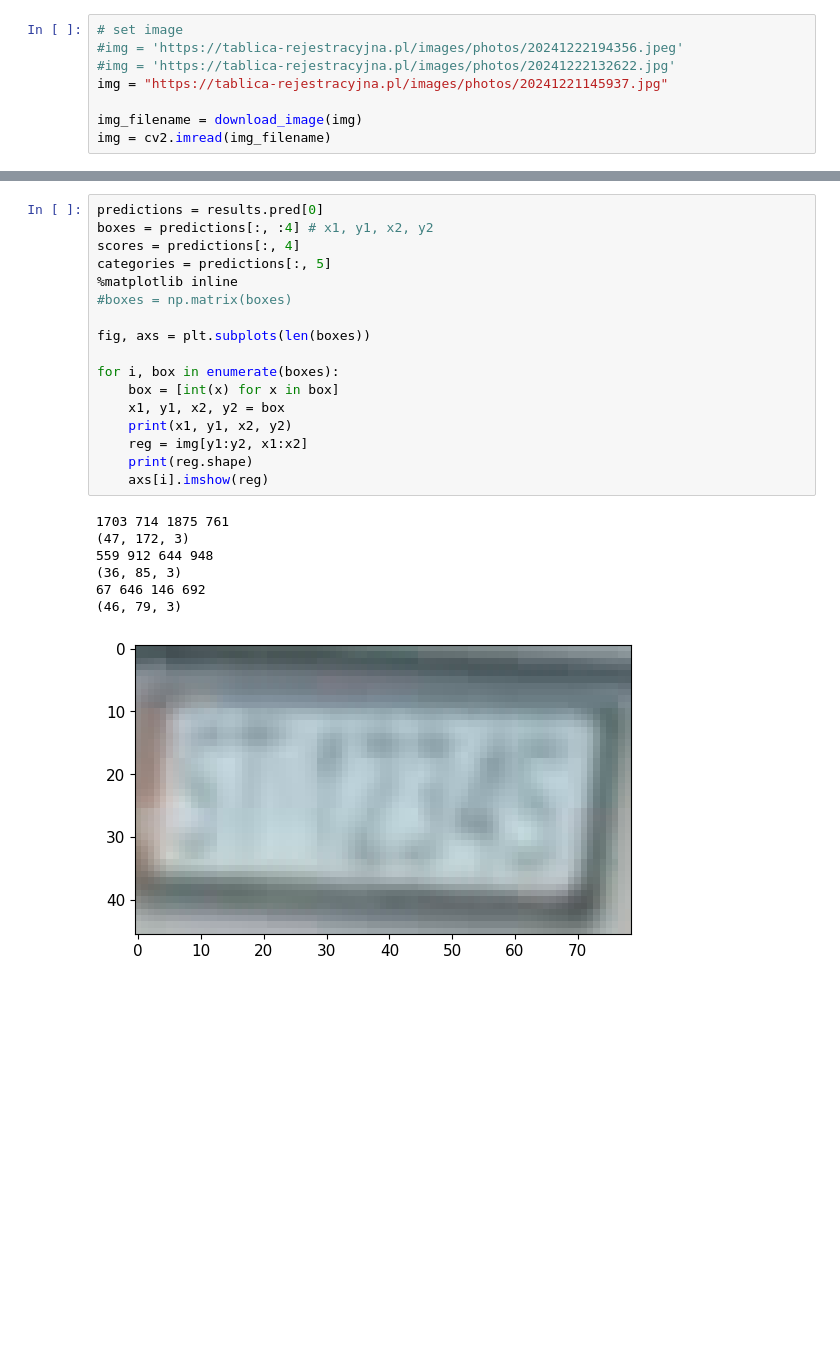
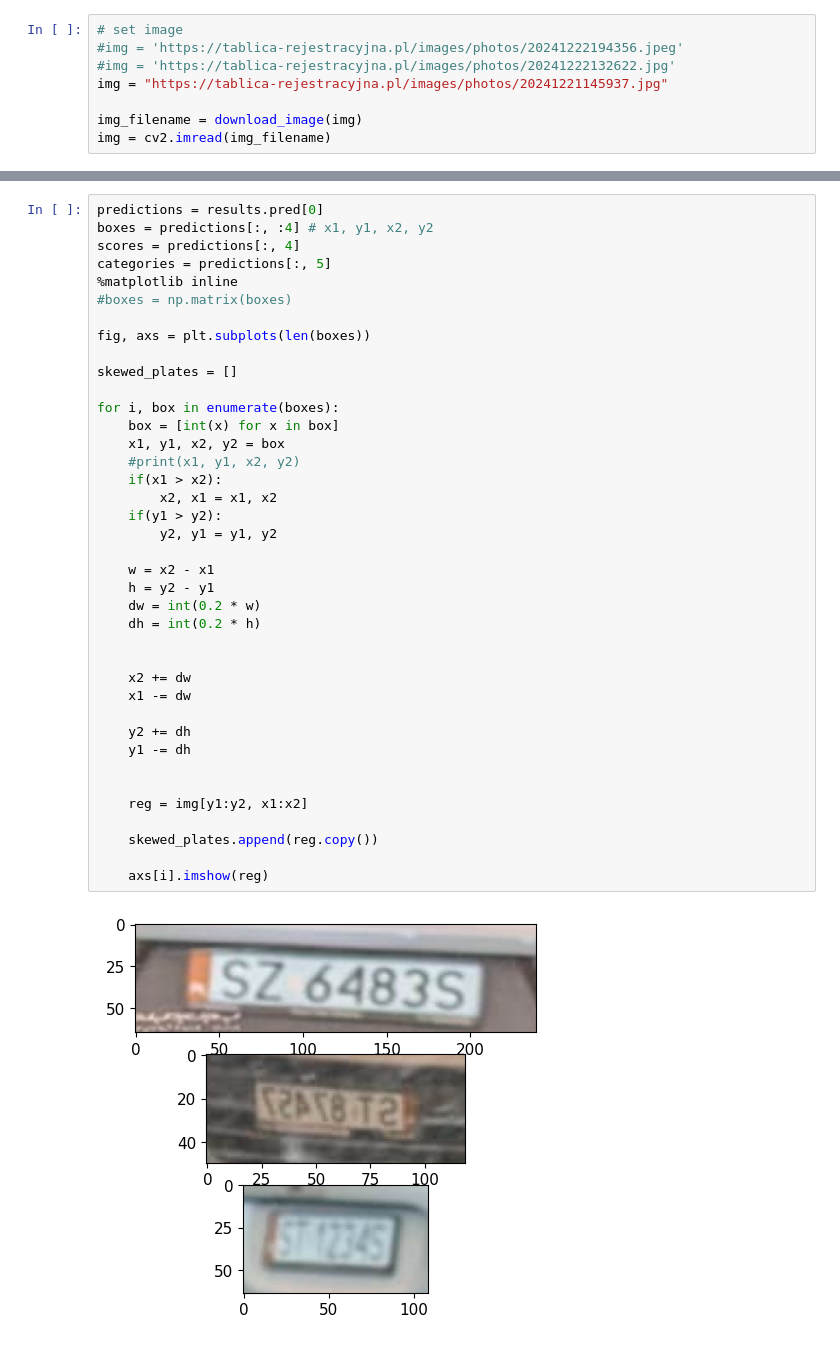
Before and after one commit to jurstu/labaOpenCV, a Jupyter notebook: project/playground_for_tests/notebookALPR/main.ipynb, the cells around one changed output, grey strips where cells are left out. Cells and saved outputs as stored; diff of their text form; blank space fills up the shorter version.

```diff
--- a/project/playground_for_tests/notebookALPR/main.ipynb
+++ b/project/playground_for_tests/notebookALPR/main.ipynb
@@ -57,25 +56,41 @@ inference time 1.574824333190918
 # %%
 predictions = results.pred[0]
 boxes = predictions[:, :4] # x1, y1, x2, y2
 scores = predictions[:, 4]
 categories = predictions[:, 5]
 %matplotlib inline
 #boxes = np.matrix(boxes)
 
 fig, axs = plt.subplots(len(boxes))
 
+skewed_plates = []
+
 for i, box in enumerate(boxes):
     box = [int(x) for x in box]
     x1, y1, x2, y2 = box
-    print(x1, y1, x2, y2)
+    #print(x1, y1, x2, y2)
+    if(x1 > x2):
+        x2, x1 = x1, x2
+    if(y1 > y2):
+        y2, y1 = y1, y2
+
+    w = x2 - x1
+    h = y2 - y1
+    dw = int(0.2 * w)
+    dh = int(0.2 * h)
+
+
+    x2 += dw
+    x1 -= dw
+
+    y2 += dh
+    y1 -= dh
+
+
     reg = img[y1:y2, x1:x2]
-    print(reg.shape)
+
+    skewed_plates.append(reg.copy())
+
     axs[i].imshow(reg)
 # %% [output]
-1703 714 1875 761
-(47, 172, 3)
-559 912 644 948
-(36, 85, 3)
-67 646 146 692
-(46, 79, 3)
-[figure, old version]
+[figure, new version]
```
Also changed, not shown: parts of 2 cells of this notebook.
